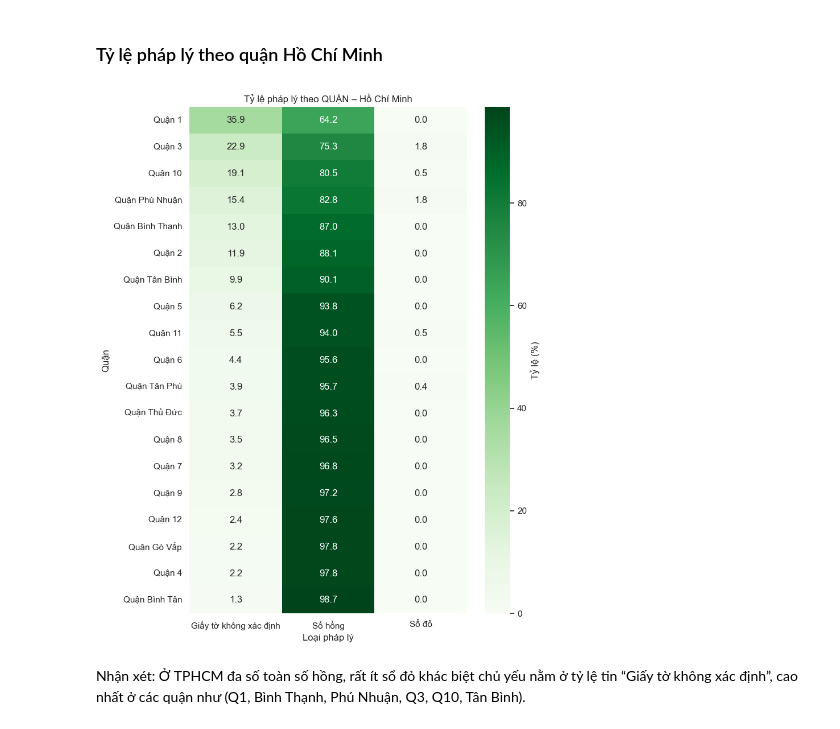
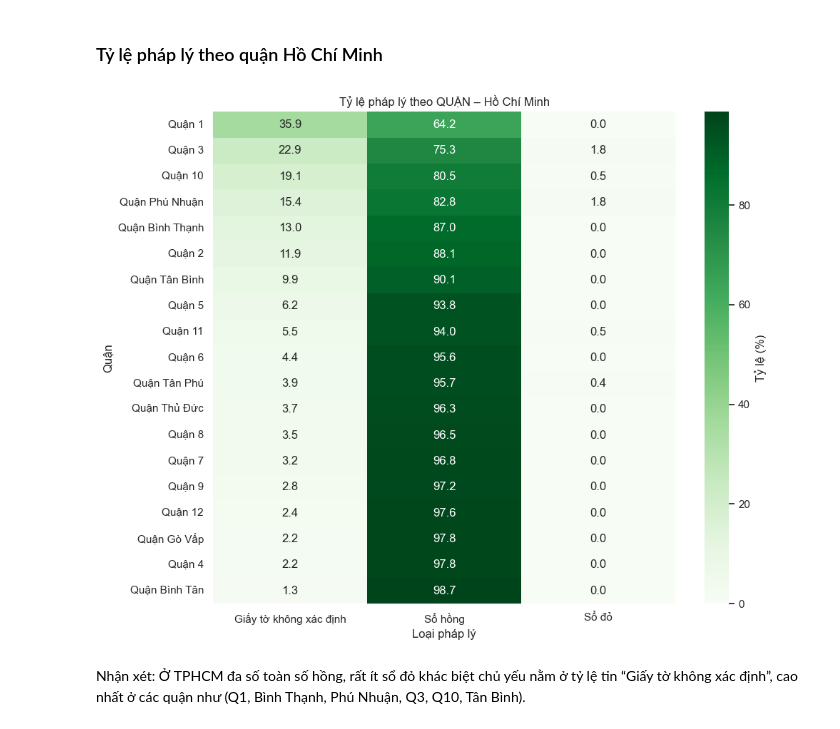
Before and after one commit to Thuongcdv123/Project-Intro-DS, a Jupyter notebook: eda/eda.ipynb, the cells around one changed output. Saved outputs shown, nothing was run; the diff lists cells and outputs as text; code cells hidden in the pictures.

```diff
--- a/eda/eda.ipynb
+++ b/eda/eda.ipynb
@@ -234,21 +240,21 @@ Nhận xét: Các quận trung tâm như Hoàn Kiếm, Ba Đình, Đống Đa, H
 # %%
 # --- Hồ Chí Minh ---
 ty_hcm = ty_le_theo_quan.xs('Hồ Chí Minh')
 ty_hcm = ty_hcm.sort_values('Sổ hồng')
 
-plt.figure(figsize=(8, 10))
+plt.figure(figsize=(10, 8))
 sns.heatmap(
     ty_hcm,
     annot=True, fmt='.1f', cmap='Greens',
     cbar_kws={'label': 'Tỷ lệ (%)'}
 )
 plt.title('Tỷ lệ pháp lý theo QUẬN – Hồ Chí Minh')
 plt.xlabel('Loại pháp lý')
 plt.ylabel('Quận')
 plt.tight_layout()
 plt.show()
 # %% [output]
-[figure, old version]
+[figure, new version]
 # %% [markdown]
 Nhận xét: Ở TPHCM đa số toàn số hồng, rất ít sổ đỏ khác biệt chủ yếu nằm ở tỷ lệ tin “Giấy tờ không xác định”, cao nhất ở các quận như (Q1, Bình Thạnh, Phú Nhuận, Q3, Q10, Tân Bình).
 # %% [markdown]
```
Also changed, not shown: parts of 8 cells of this notebook, 1 other file.
